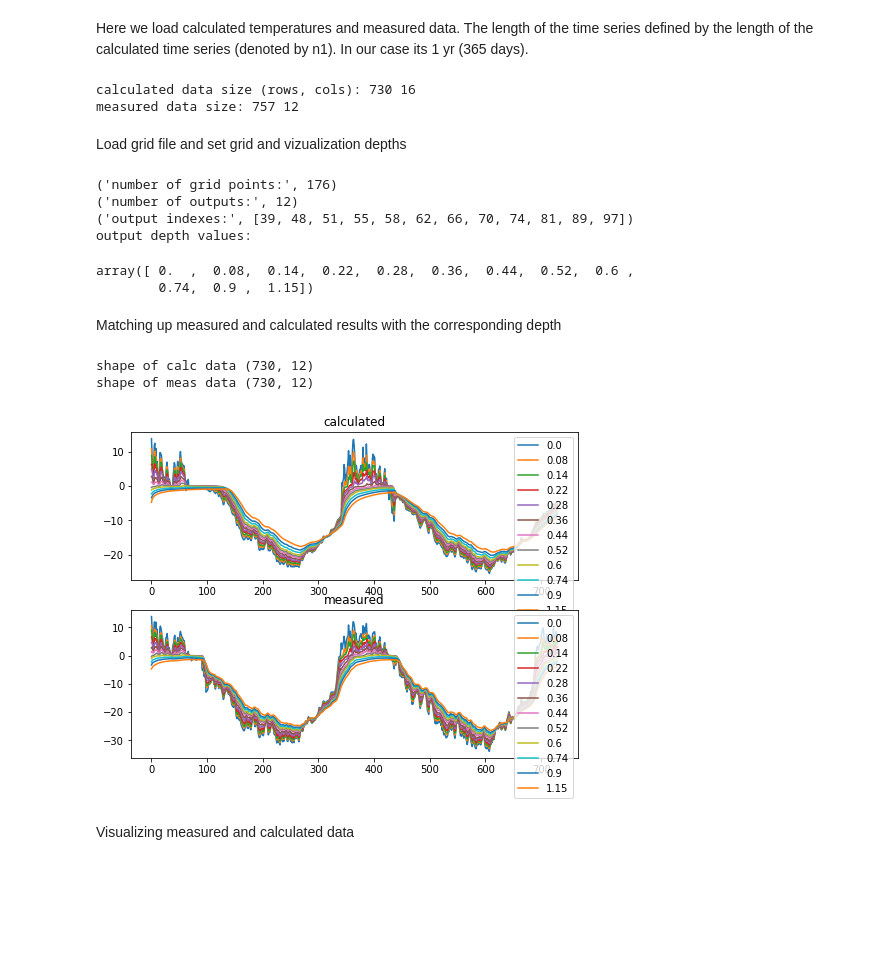
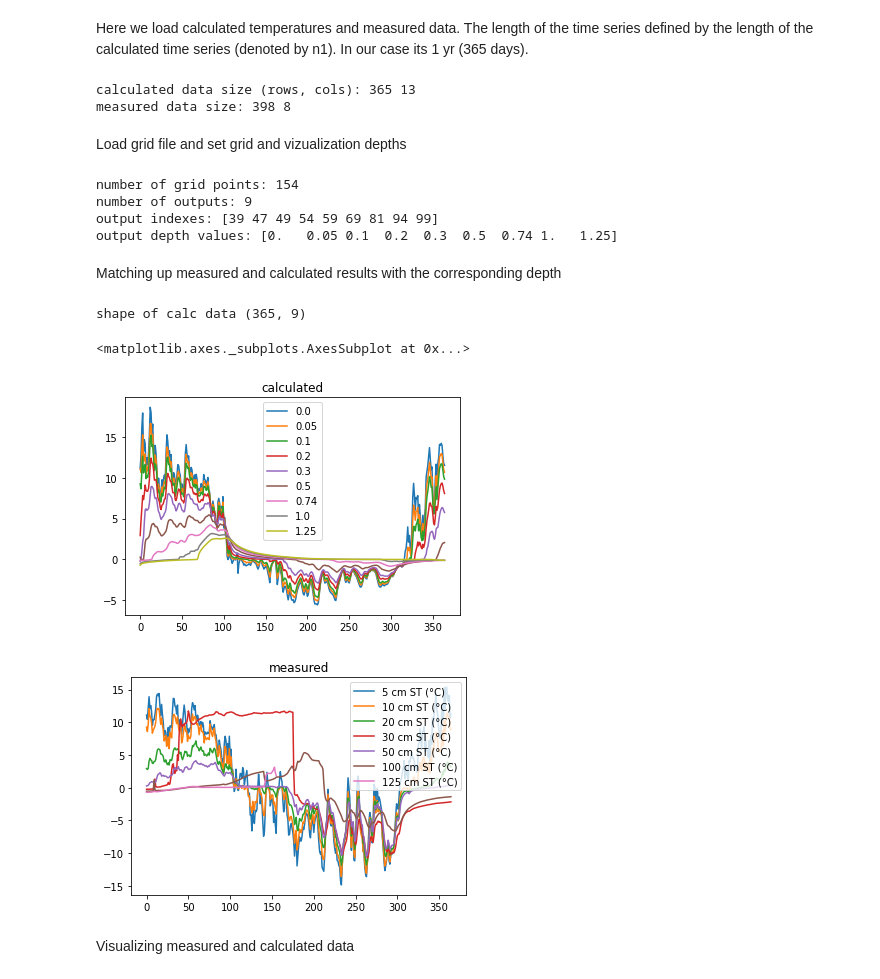
Before and after one commit to Elchin/GIPL, a Jupyter notebook: plot_results.ipynb, the cells around one changed output. Drawn from its saved outputs; the diff is of its cells as text; code cells hidden in the pictures; blank space fills up the shorter version.

```diff
--- a/plot_results.ipynb
+++ b/plot_results.ipynb
@@ -7,17 +9,17 @@ from matplotlib import pyplot as plt
 # %% [markdown]
 Here we load calculated temperatures and measured data. The length of the time series defined by the length of the calculated time series (denoted by n1). In our case its 1 yr (365 days).
 # %%
-calc_file='dump/result.txt'
+calc_file='out/result.txt'
 calc_data = np.loadtxt(calc_file, skiprows=0,  unpack=False)
-meas_file='mesres.txt'
-meas_data=np.loadtxt(meas_file, skiprows=0,  unpack=False)
+meas_file='in/soil_resample_daily.csv'
+df_meas = pd.read_csv(meas_file)
 [n1,n2]=calc_data.shape # n1: time series lenght; n2: number cols in the file
-[n3,n4]=meas_data.shape # n3: time series lenght; n4: number of measurements
-print 'calculated data size (rows, cols):',n1,n2
-print 'measured data size:',n3,n4
+[n3,n4]=df_meas.shape # n3: time series lenght; n4: number of measurements
+print ('calculated data size (rows, cols):',n1,n2)
+print ('measured data size:',n3,n4)
 # %% [output]
-calculated data size (rows, cols): 730 16
-measured data size: 757 12
+calculated data size (rows, cols): 365 13
+measured data size: 398 8
 # %% [markdown]
 Load grid file and set grid and vizualization depths
 # %%
@@ -28,20 +30,14 @@ print ('number of grid points:',m)
                                     # Note: grid runs from grid_data[1] not o
 nm= int(grid_data[m+1])             # number of output grid point
 print ('number of outputs:',nm)
-ind=np.zeros(nm)
-ind=map(int, grid_data[m+2:m+nm+2]) # indexes of output points
+ind=grid_data[m+2:m+nm+2].astype(int)
 print ('output indexes:',ind)
-print ('output depth values:') # visualized grid points (depths)
-grid_data[ind]
-#0	0.087 m	0.137 m	0.213 m	0.289 m	0.363 m	0.441 m	0.517 m	0.594 m	0.745 m	0.899 m	1.114 m
-#39, 48,       51,     55,     59,     62,     66,     70,     74,     81,  89,     97
+print ('output depth values:',grid_data[ind]) # visualized grid points (depths)
 # %% [output]
-('number of grid points:', 176)
-('number of outputs:', 12)
-('output indexes:', [39, 48, 51, 55, 58, 62, 66, 70, 74, 81, 89, 97])
-output depth values:
+number of grid points: 154
+number of outputs: 9
+output indexes: [39 47 49 54 59 69 81 94 99]
+output depth values: [0.   0.05 0.1  0.2  0.3  0.5  0.74 1.   1.25]
-array([ 0.  ,  0.08,  0.14,  0.22,  0.28,  0.36,  0.44,  0.52,  0.6 ,
-        0.74,  0.9 ,  1.15])
 # %% [markdown]
 Matching up measured and calculated results with the corresponding depth
 # %%
@@ -49,24 +45,21 @@ calc_tair=calc_data[:,2]
 calc_snd=calc_data[:,3]
 calc_viz=calc_data[:,4:n2]
 #meas_tair=meas_data[:,0]
-meas_viz=meas_data[0:n1,0:n4]
-print 'shape of calc data', calc_viz.shape
-print 'shape of meas data', meas_viz.shape
+#meas_viz=meas_data[0:n1,0:n4]
+print ('shape of calc data', calc_viz.shape)
+#print 'shape of meas data', meas_viz.shape
 # %% [output]
-shape of calc data (730, 12)
-shape of meas data (730, 12)
+shape of calc data (365, 9)
 # %%
-fig = plt.figure(figsize=(8, 6))
-plt.subplot(2,1,1)
+fig = plt.figure(figsize=(6, 4))
 plt.plot(calc_viz);
 plt.title('calculated')
 plt.legend(grid_data[ind])
-plt.subplot(2,1,2)
-plt.plot(meas_viz);
-plt.legend(grid_data[ind])
-plt.title('measured');
+df_meas.iloc[:365,:].plot(title='measured')
 # %% [output]
+<matplotlib.axes._subplots.AxesSubplot at 0x...>
-[figure, old version]
+[figure, new version]
+[figure, added]
 # %% [markdown]
 Visualizing measured and calculated data
 # %%
```
Also changed, not shown: parts of 2 cells of this notebook, 10 other files.
